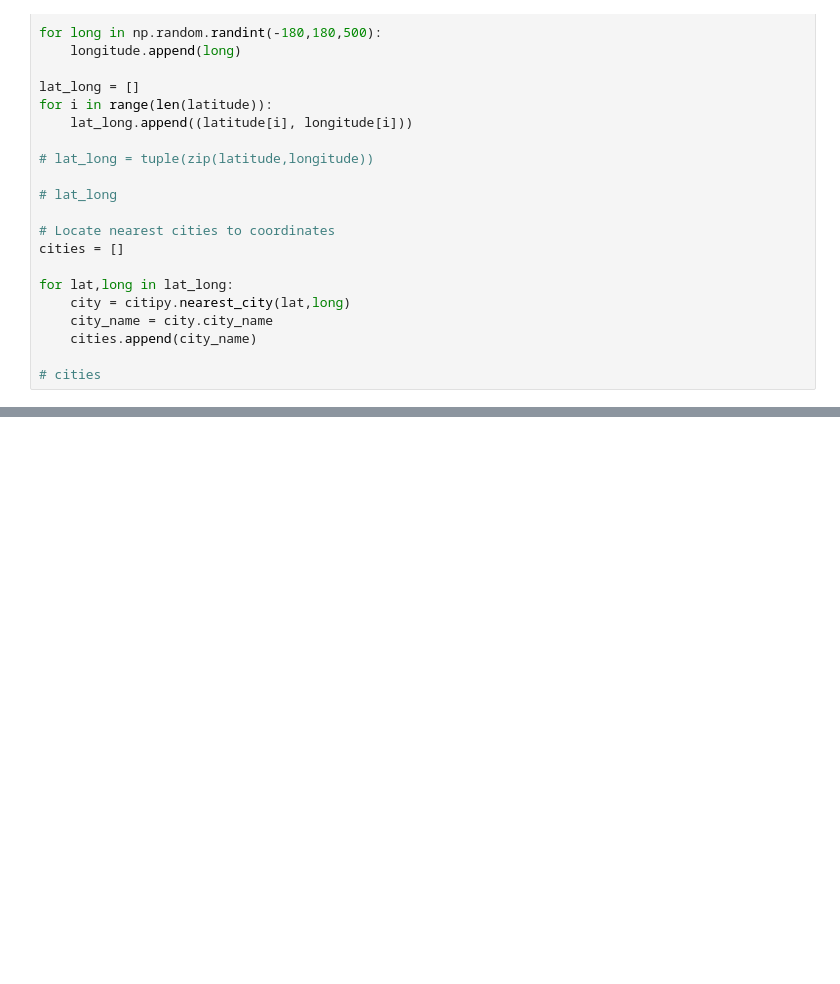
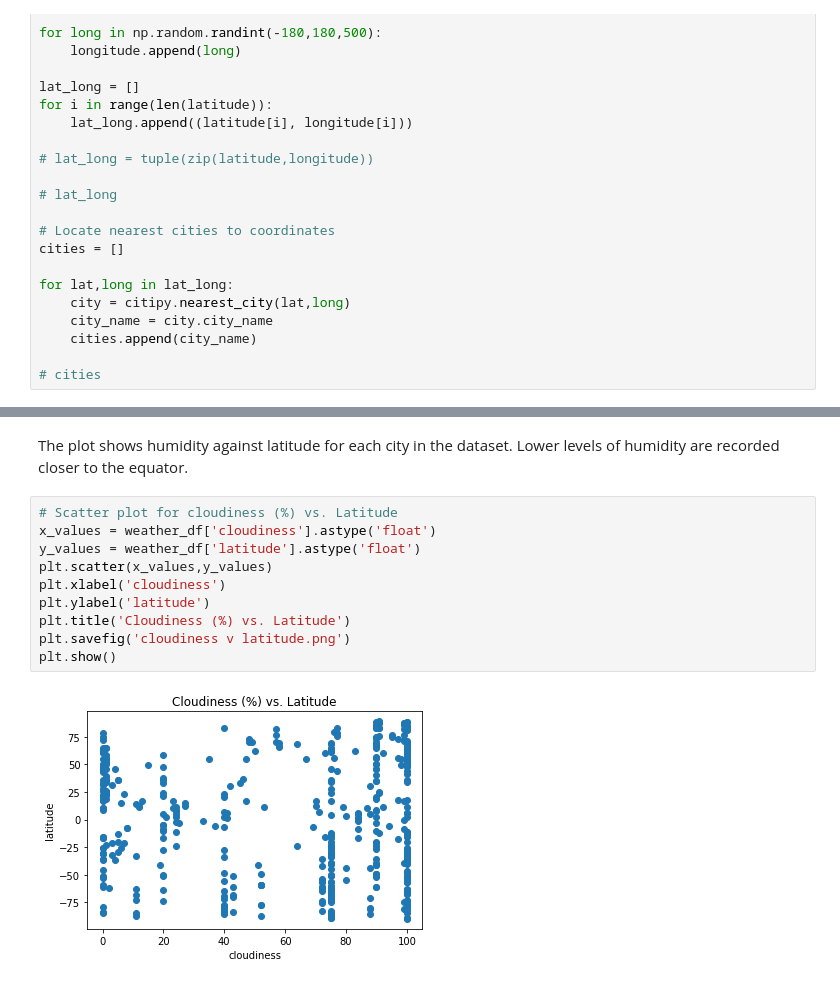
Before and after one commit to abbyabridged/python-api-challenge, a Jupyter notebook: WeatherPy/WeatherPy.ipynb, the cells around one changed output, grey strips where cells are left out. Saved outputs shown, nothing was run; the diff lists cells and outputs as text; blank space fills up the shorter version.

```diff
--- a/WeatherPy/WeatherPy.ipynb
+++ b/WeatherPy/WeatherPy.ipynb
@@ -266,0 +301,14 @@ weather_df.to_csv("weather.csv")
+# %% [markdown]
+The plot shows humidity against latitude for each city in the dataset. Lower levels of humidity are recorded closer to the equator.
+# %%
+# Scatter plot for cloudiness (%) vs. Latitude
+x_values = weather_df['cloudiness'].astype('float')
+y_values = weather_df['latitude'].astype('float')
+plt.scatter(x_values,y_values)
+plt.xlabel('cloudiness')
+plt.ylabel('latitude')
+plt.title('Cloudiness (%) vs. Latitude')
+plt.savefig('cloudiness v latitude.png')
+plt.show()
+# %% [output]
+[figure, added]
```
Also changed, not shown: parts of 15 cells of this notebook, 5 other files.
